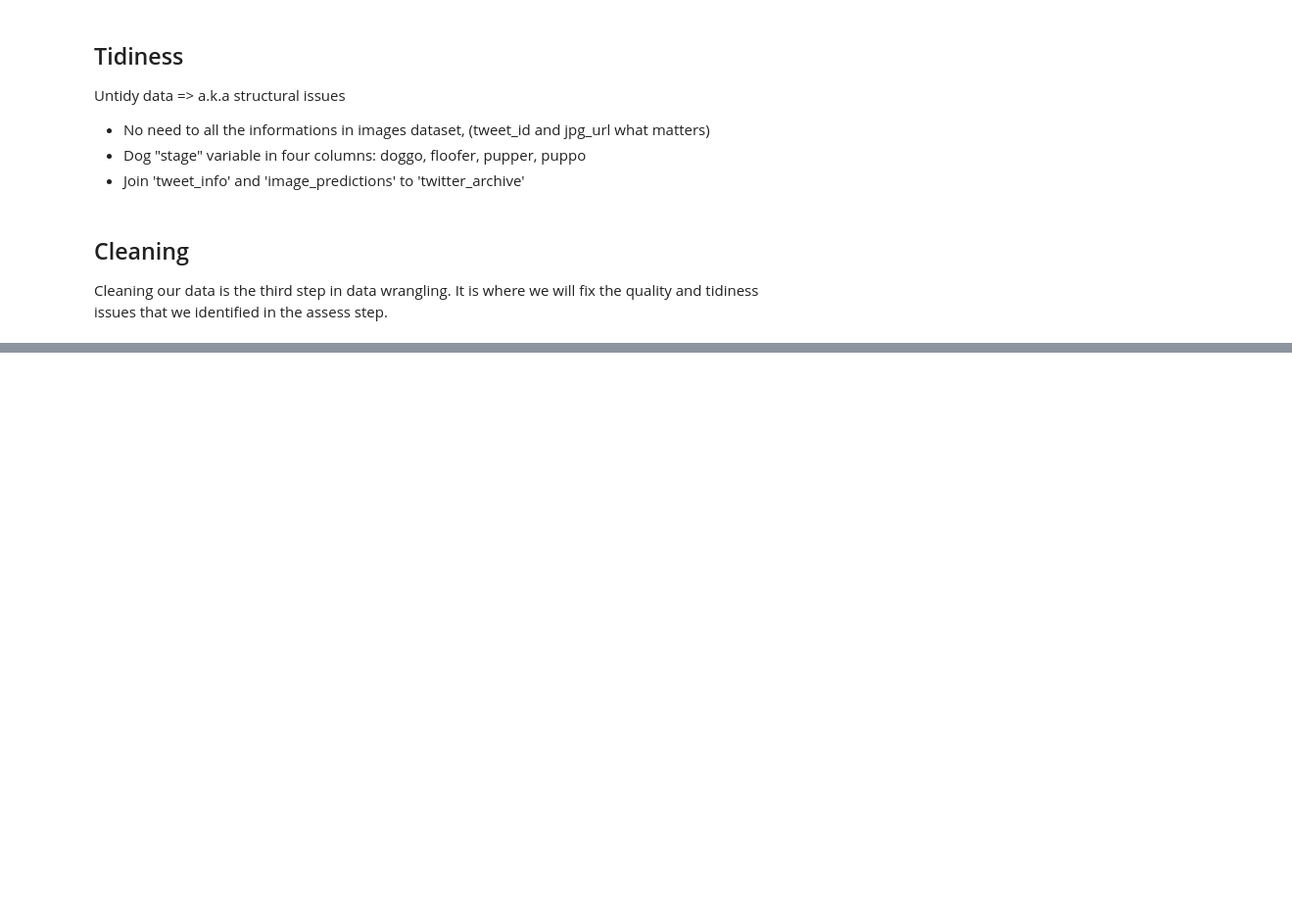
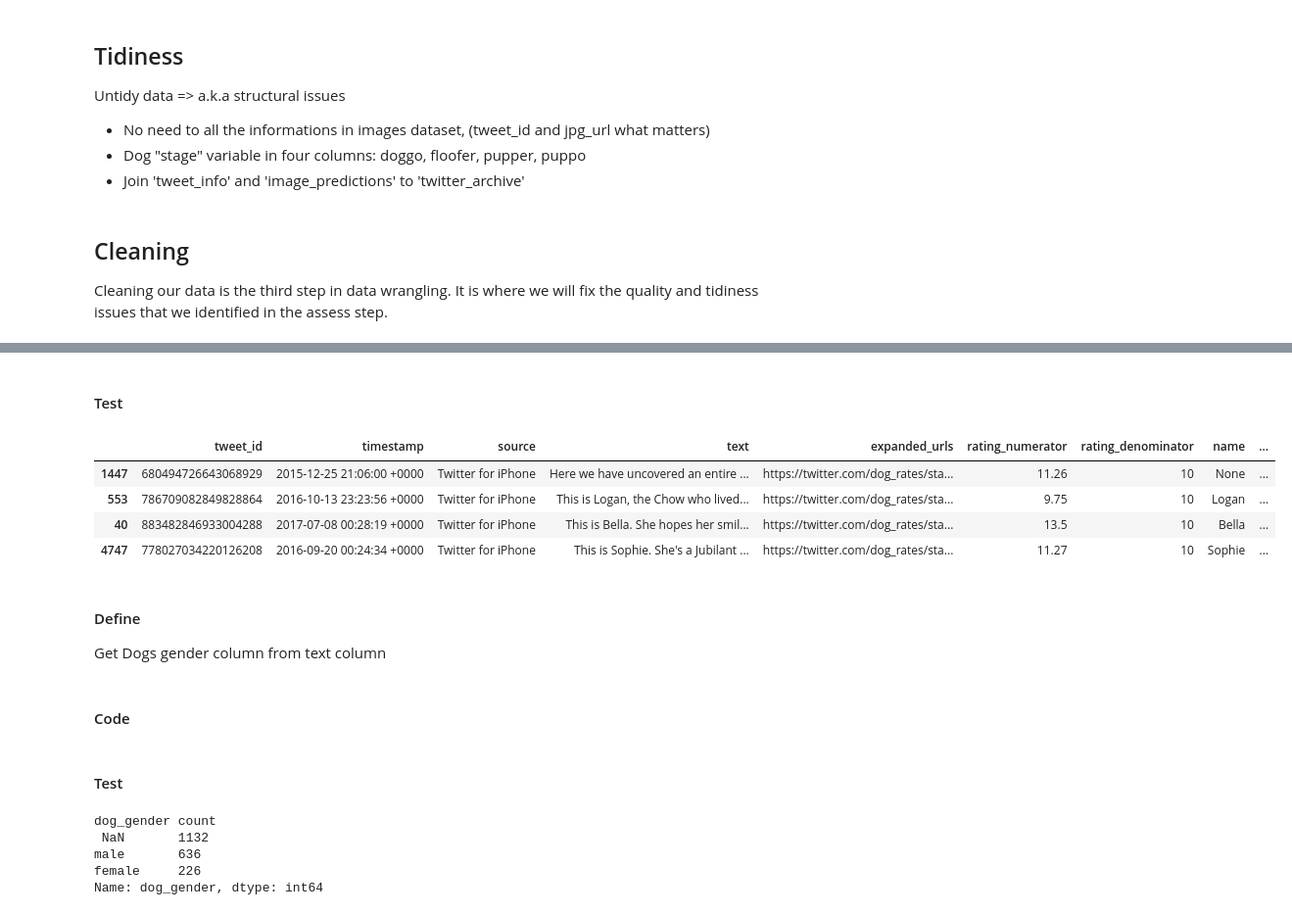
Before and after one commit to abodacs/Wrangle-and-Analyze-Data-DAND-project, a Jupyter notebook: wrangle_act.ipynb, the cells around one changed output, grey strips where cells are left out. Shown: that part at 98% size. Cells and saved outputs as stored; diff of their text form; code cells hidden in the pictures; blank space fills up the shorter version.

```diff
--- a/wrangle_act.ipynb
+++ b/wrangle_act.ipynb
@@ -411,0 +743,21 @@ image_predictions_clean= image_predictions.copy()
+# %%
+# Set correct numerators for specific tweets
+twitter_archive_clean.loc[(twitter_archive_clean['tweet_id'] == 883482846933004288) & (twitter_archive_clean['rating_numerator'] == 5), ['rating_numerator']] = 13.5
+twitter_archive_clean.loc[(twitter_archive_clean['tweet_id'] == 786709082849828864) & (twitter_archive_clean['rating_numerator'] == 75), ['rating_numerator']] = 9.75
+twitter_archive_clean.loc[(twitter_archive_clean['tweet_id'] == 778027034220126208) & (twitter_archive_clean['rating_numerator'] == 27), ['rating_numerator']] = 11.27
+twitter_archive_clean.loc[(twitter_archive_clean['tweet_id'] == 680494726643068929) & (twitter_archive_clean['rating_numerator'] == 26), ['rating_numerator']] = 11.26
+# %% [markdown]
+#### Test
+# %%
+twitter_archive_clean[twitter_archive_clean.text.str.contains(r"(\d+\.\d*\/\d+)")]
+# %% [output]
+|  | tweet_id | timestamp | source | text | expanded_urls | rating_numerator | rating_denominator | name | ... |
+| 1447 | 680494726643068929 | 2015-12-25 21:06:00 +0000 | Twitter for iPhone | Here we have uncovered an entire ... | https://twitter.com/dog_rates/sta... | 11.26 | 10 | None | ... |
+| 553 | 786709082849828864 | 2016-10-13 23:23:56 +0000 | Twitter for iPhone | This is Logan, the Chow who lived... | https://twitter.com/dog_rates/sta... | 9.75 | 10 | Logan | ... |
+| 40 | 883482846933004288 | 2017-07-08 00:28:19 +0000 | Twitter for iPhone | This is Bella. She hopes her smil... | https://twitter.com/dog_rates/sta... | 13.5 | 10 | Bella | ... |
+| 4747 | 778027034220126208 | 2016-09-20 00:24:34 +0000 | Twitter for iPhone | This is Sophie. She's a Jubilant ... | https://twitter.com/dog_rates/sta... | 11.27 | 10 | Sophie | ... |
+# %% [markdown]
+#### Define
+Get Dogs gender column from text column
+# %% [markdown]
+#### Code
@@ -411,0 +789,10 @@ image_predictions_clean= image_predictions.copy()
+# %% [markdown]
+#### Test
+# %%
+print("dog_gender count \n", twitter_archive_clean.dog_gender.value_counts())
+# %% [output]
+dog_gender count
+ NaN       1132
+male       636
+female     226
+Name: dog_gender, dtype: int64
```
Also changed, not shown: parts of 53 cells of this notebook.
